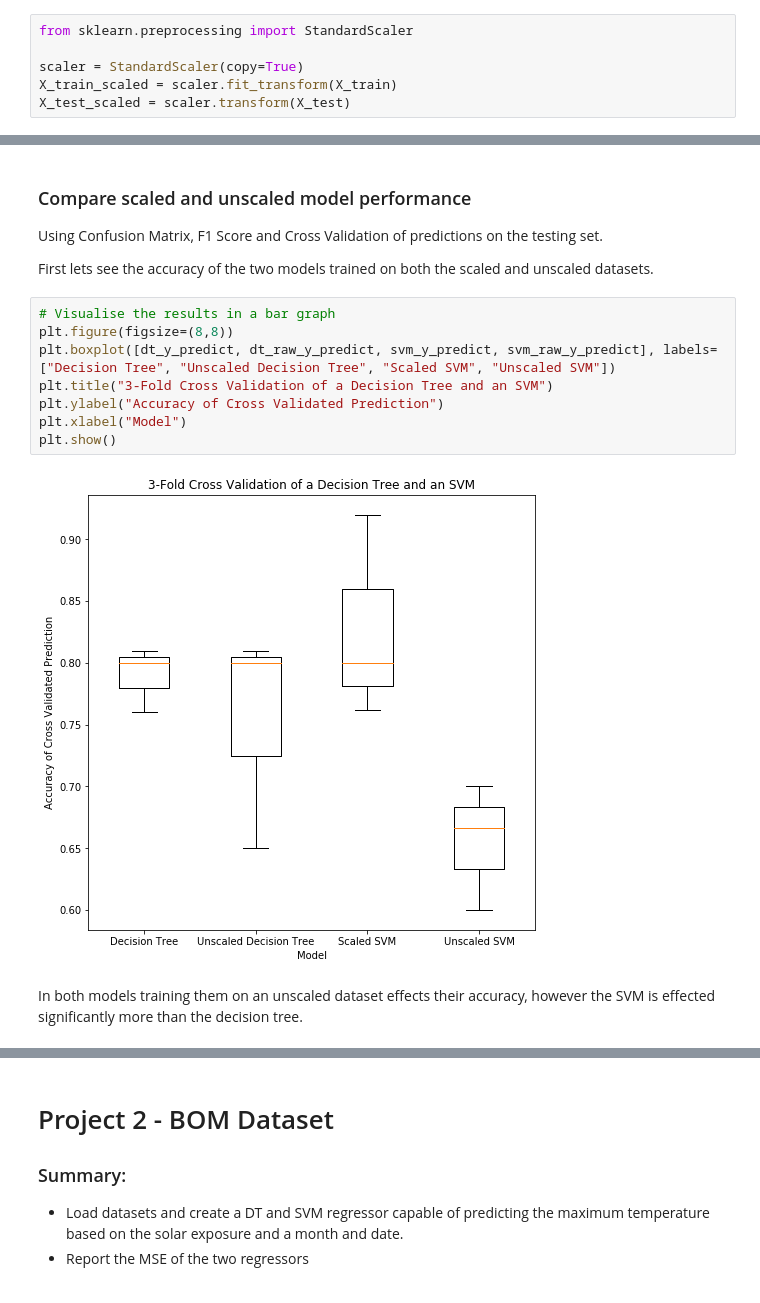
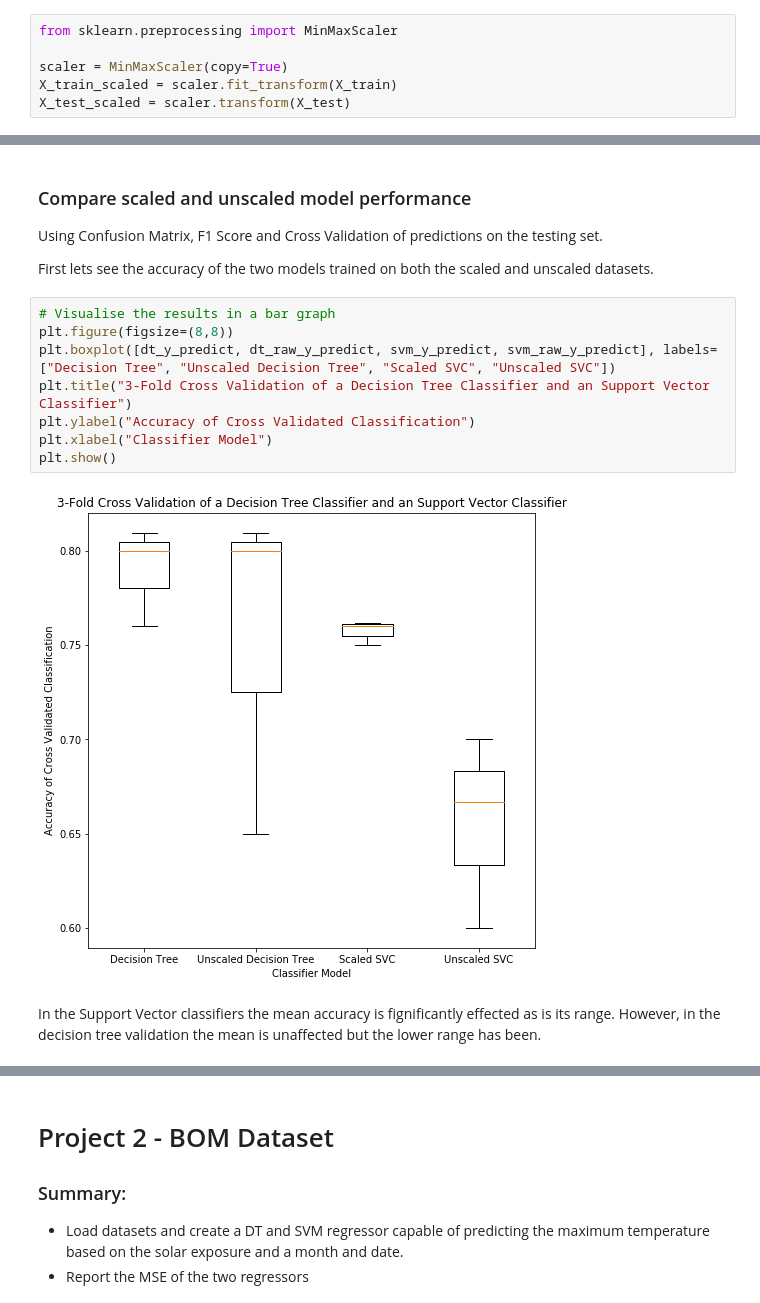
Before and after one commit to SamuelHeath/handson-ml, a Jupyter notebook: labs/lab3/lab03.ipynb, the cells around one changed output, grey strips where cells are left out. Saved outputs shown, nothing was run; the diff lists cells and outputs as text.

```diff
--- a/labs/lab3/lab03.ipynb
+++ b/labs/lab3/lab03.ipynb
@@ -123,9 +128,9 @@ X_test = X_test.drop("label", axis=1)
 # %% [markdown]
 Scale the training and testing data sets so that SVM can better fit the data, and so we can compare the scaled and unscaled models.
 # %%
-from sklearn.preprocessing import StandardScaler
+from sklearn.preprocessing import MinMaxScaler
 
-scaler = StandardScaler(copy=True)
+scaler = MinMaxScaler(copy=True)
 X_train_scaled = scaler.fit_transform(X_train)
 X_test_scaled = scaler.transform(X_test)
 # %% [markdown]
@@ -226,15 +236,15 @@ First lets see the accuracy of the two models trained on both the scaled and uns
 # %%
 # Visualise the results in a bar graph
 plt.figure(figsize=(8,8))
-plt.boxplot([dt_y_predict, dt_raw_y_predict, svm_y_predict, svm_raw_y_predict], labels=["Decision Tree", "Unscaled Decision Tree", "Scaled SVM", "Unscaled SVM"])
-plt.title("3-Fold Cross Validation of a Decision Tree and an SVM")
-plt.ylabel("Accuracy of Cross Validated Prediction")
-plt.xlabel("Model")
+plt.boxplot([dt_y_predict, dt_raw_y_predict, svm_y_predict, svm_raw_y_predict], labels=["Decision Tree", "Unscaled Decision Tree", "Scaled SVC", "Unscaled SVC"])
+plt.title("3-Fold Cross Validation of a Decision Tree Classifier and an Support Vector Classifier")
+plt.ylabel("Accuracy of Cross Validated Classification")
+plt.xlabel("Classifier Model")
 plt.show()
 # %% [output]
-[figure, old version]
+[figure, new version]
-# %% [markdown]
-In both models training them on an unscaled dataset effects their accuracy, however the SVM is effected significantly more than the decision tree.
+# %% [markdown]
+In the Support Vector classifiers the mean accuracy is fignificantly effected as is its range. However, in the decision tree validation the mean is unaffected but the lower range has been.
 # %%
 dt_raw_f1 = f1_score(y_test, dt_raw_y_test_predict, average="micro")
 svm_raw_f1 = f1_score(y_test, svm_raw_y_test_predict, average="micro")
```
Also changed, not shown: parts of 38 cells of this notebook.
